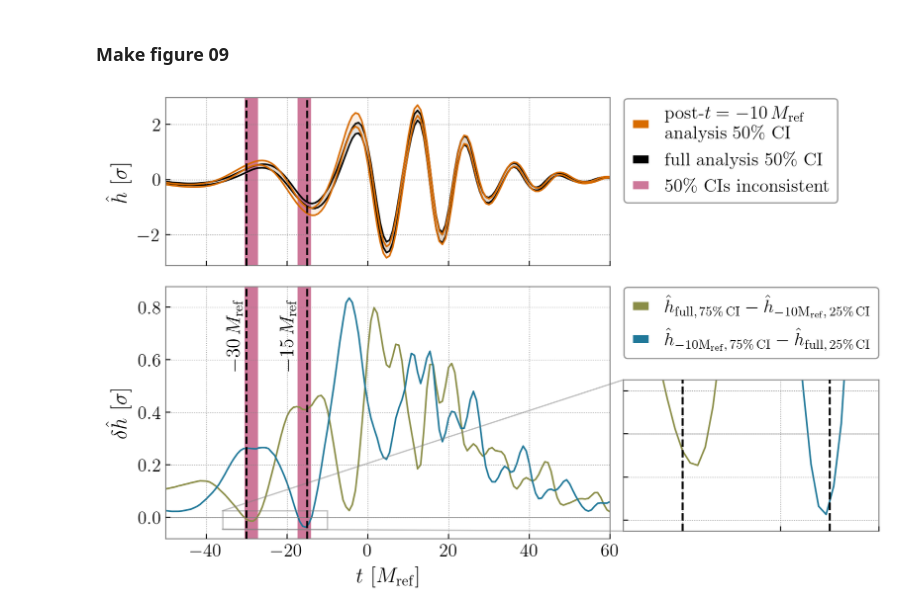
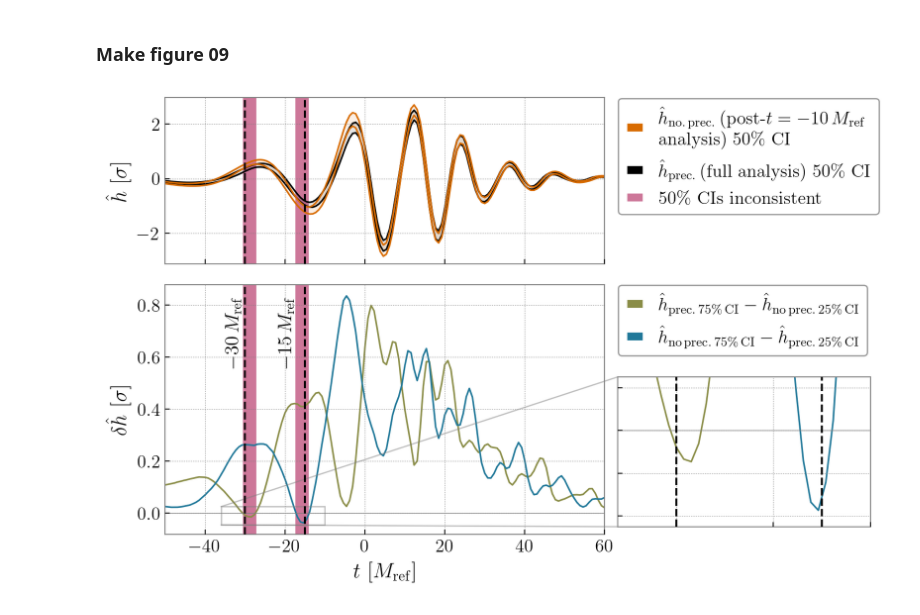
Before and after one commit to simonajmiller/gw190521-timedomain-release, a Jupyter notebook: figures/figure_09.ipynb, the cells around one changed output. Drawn from its saved outputs; the diff is of its cells as text; code cells hidden in the pictures.

Commit message:
changed labeling in fig 9

```diff
--- a/figures/figure_09.ipynb
+++ b/figures/figure_09.ipynb
@@ -149,38 +149,41 @@ axes[1].set_ylabel(r'$\delta \hat h~[\sigma]$', fontsize=16)
 legends
 '''
 legend_handles1 = [
-    Line2D([], [], color=cmap(0.4), label=r'post-$t=-10\,M_\mathrm{ref}$'+'\nanalysis 50\% CI'),
-    Line2D([], [], color='k', label='full analysis 50\% CI'),
-    Line2D([], [], color=cmap(0.03), label='50\% CIs inconsistent'),
+    Line2D([], [], color=cmap(0.4),
+           label=r'$\hat h_\mathrm{no.\,prec.}\,$(post-$t=-10\,M_\mathrm{ref}$'+'\nanalysis) 50\% CI'),
+    Line2D([], [], color='k',
+           label=r'$\hat h_\mathrm{prec.}\,$(full analysis) 50\% CI'),
+    Line2D([], [], color=cmap(0.03),
+           label='50\% CIs inconsistent'),
 ]
 legend_handles2 = [
     Line2D([], [], color=cmap(0.8),
-           label='$\hat h_\mathrm{full,\,75\%\,CI} - \hat h_\mathrm{-10M_\mathrm{ref},\,25\%\,CI}$'),
+           label='$\hat h_\mathrm{prec.\,75\%\,CI} - \hat h_\mathrm{no\,prec.\,25\%\,CI}$'),
     Line2D([], [], color=cmap(0.95),
-           label='$\hat h_\mathrm{-10M_\mathrm{ref},\,75\%\,CI} - \hat h_\mathrm{full,\,25\%\,CI}$'),
+           label='$\hat h_\mathrm{no\,prec.\,75\%\,CI} - \hat h_\mathrm{prec.\,25\%\,CI}$'),
 
 ]
 
 legend_kws = dict(frameon=True, fancybox=True, fontsize=14, loc='upper left')
 axes[0].legend(handles = legend_handles1, **legend_kws, bbox_to_anchor=(1.01, 1.05))
 axes[1].legend(handles = legend_handles2, **legend_kws, bbox_to_anchor=(1.01, 1.035))
 
 
 """
 format inset
 """
 
 axin.set_xlim(-36, -10)
 axin.set_ylim(-0.045, 0.025)
 
 axes[1].indicate_inset_zoom(axin)
 
 axin.set_xticklabels([])
 axin.set_yticklabels([])
 
 plt.subplots_adjust(hspace=0.1)
 
 plt.savefig('figure_09.pdf', bbox_inches='tight')
 plt.show()
 # %% [output]
-[figure, old version]
+[figure, new version]
```
